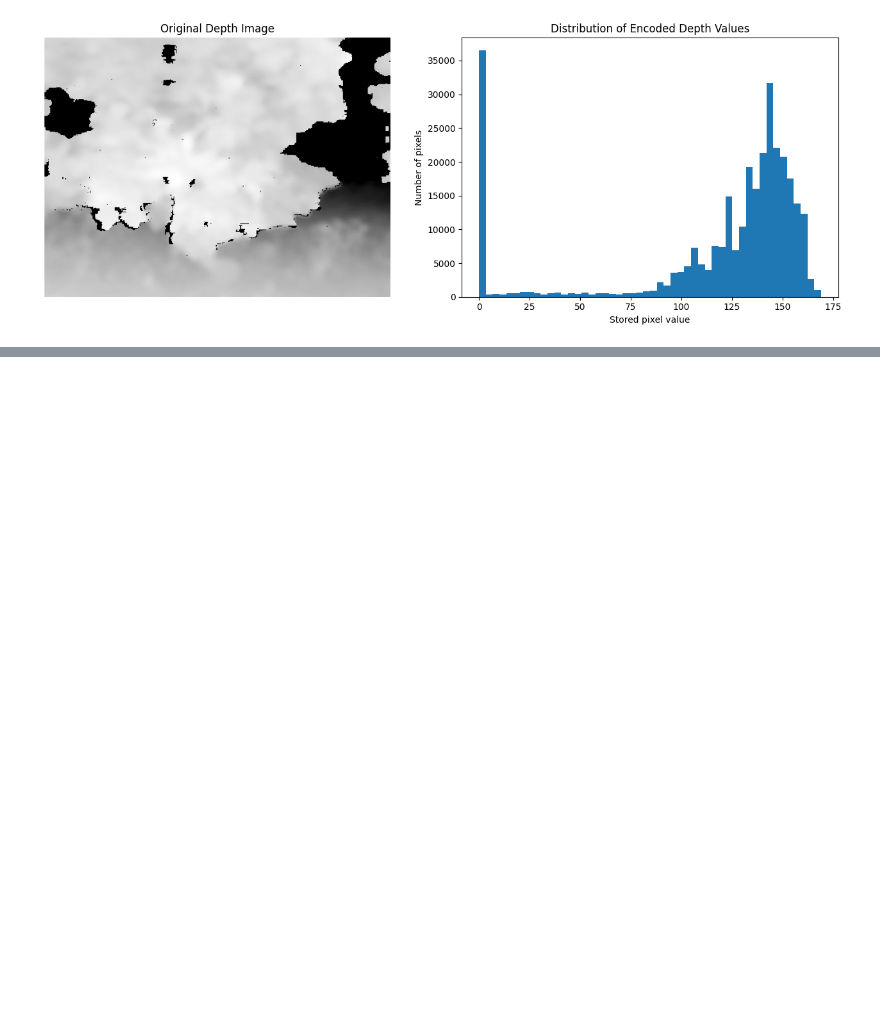
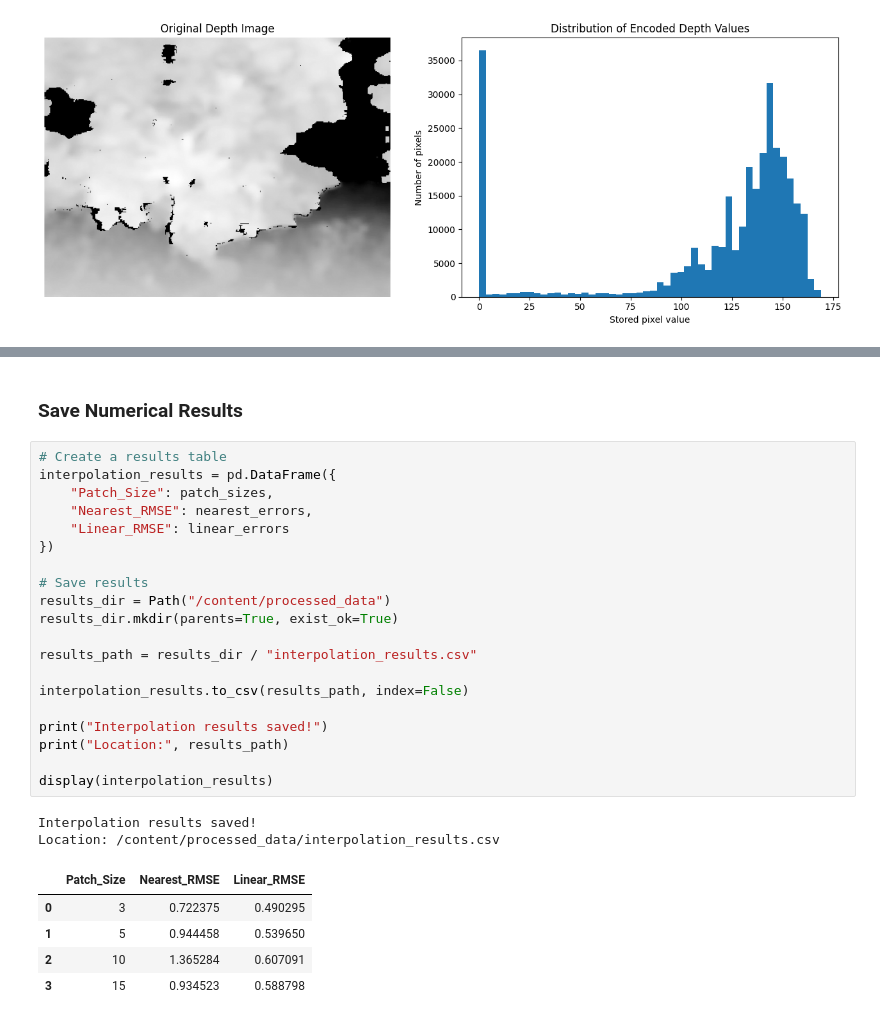
Before and after one commit to ellenaglenk/MMA3001_Project_34957189, a Jupyter notebook: MMA3001_Assignment.ipynb, the cells around one changed output, grey strips where cells are left out. Cells and saved outputs as stored; diff of their text form; blank space fills up the shorter version.

Commit message:
Completed numerical interpolation and patch size sensitivity analysis

```diff
--- a/MMA3001_Assignment.ipynb
+++ b/MMA3001_Assignment.ipynb
@@ -1225,0 +1390,30 @@ Linear interpolation RMSE: 0.5397
+# %% [markdown]
+### Save Numerical Results
+# %%
+# Create a results table
+interpolation_results = pd.DataFrame({
+    "Patch_Size": patch_sizes,
+    "Nearest_RMSE": nearest_errors,
+    "Linear_RMSE": linear_errors
+})
+
+# Save results
+results_dir = Path("/content/processed_data")
+results_dir.mkdir(parents=True, exist_ok=True)
+
+results_path = results_dir / "interpolation_results.csv"
+
+interpolation_results.to_csv(results_path, index=False)
+
+print("Interpolation results saved!")
+print("Location:", results_path)
+
+display(interpolation_results)
+# %% [output]
+Interpolation results saved!
+Location: /content/processed_data/interpolation_results.csv
+|  | Patch_Size | Nearest_RMSE | Linear_RMSE |
+| 0 | 3 | 0.722375 | 0.490295 |
+| 1 | 5 | 0.944458 | 0.539650 |
+| 2 | 10 | 1.365284 | 0.607091 |
+| 3 | 15 | 0.934523 | 0.588798 |
```
Also changed, not shown: parts of 18 cells of this notebook.
